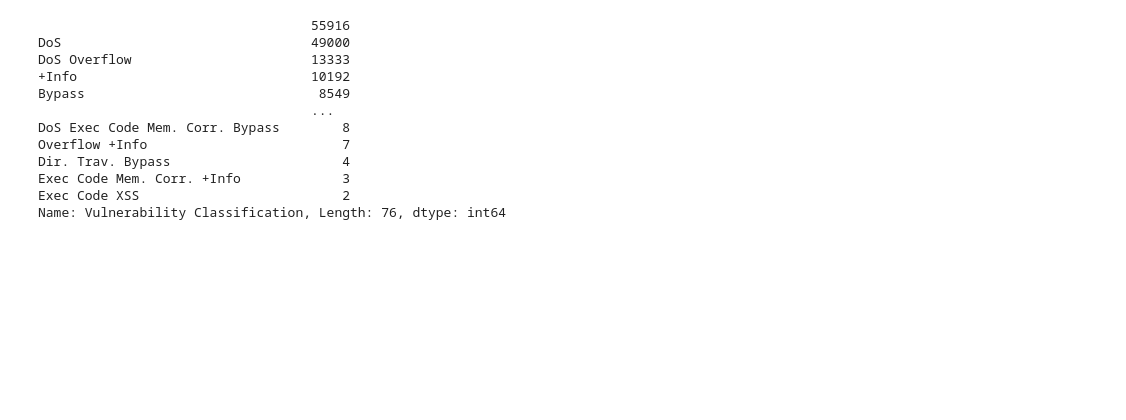
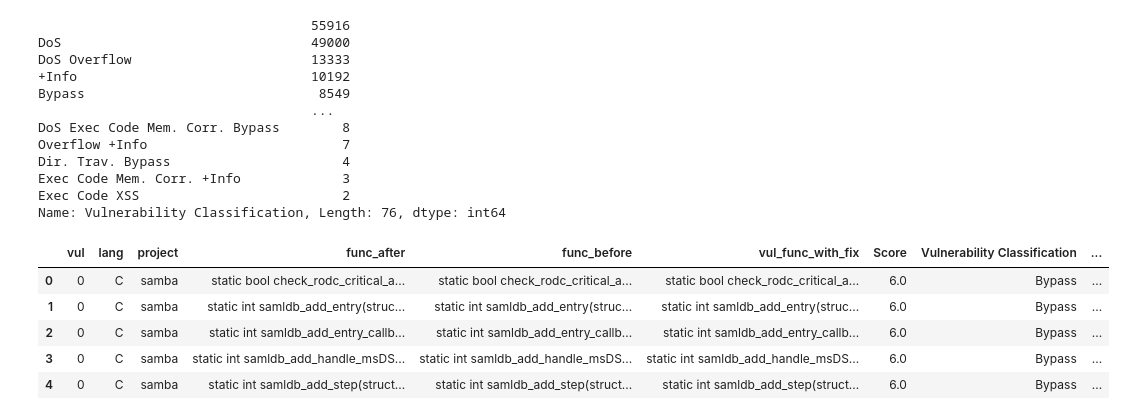
Before and after one commit to iliaskaloup/vulGpt, a Jupyter notebook: cpp_functionLevel/data_processing/data_mining.ipynb, the cells around one changed output. Drawn from its saved outputs; the diff is of its cells as text; code cells hidden in the pictures; blank space fills up the shorter version.

```diff
--- a/cpp_functionLevel/data_processing/data_mining.ipynb
+++ b/cpp_functionLevel/data_processing/data_mining.ipynb
@@ -98,3 +100,13 @@ Exec Code XSS                          2
 Name: Vulnerability Classification, Length: 76, dtype: int64
 # %%
 df_subset.to_csv(os.path.join('..', "data", 'full_dataset.csv'), index=False)
+# %%
+full_data = pd.read_csv(os.path.join('..', 'data', 'full_dataset.csv'))
+full_data.head()
+# %% [output]
+|  | vul | lang | project | func_after | func_before | vul_func_with_fix | Score | Vulnerability Classification | ... |
+| 0 | 0 | C | samba | static bool check_rodc_critical_a... | static bool check_rodc_critical_a... | static bool check_rodc_critical_a... | 6.0 | Bypass | ... |
+| 1 | 0 | C | samba | static int samldb_add_entry(struc... | static int samldb_add_entry(struc... | static int samldb_add_entry(struc... | 6.0 | Bypass | ... |
+| 2 | 0 | C | samba | static int samldb_add_entry_callb... | static int samldb_add_entry_callb... | static int samldb_add_entry_callb... | 6.0 | Bypass | ... |
+| 3 | 0 | C | samba | static int samldb_add_handle_msDS... | static int samldb_add_handle_msDS... | static int samldb_add_handle_msDS... | 6.0 | Bypass | ... |
+| 4 | 0 | C | samba | static int samldb_add_step(struct... | static int samldb_add_step(struct... | static int samldb_add_step(struct... | 6.0 | Bypass | ... |
```
Also changed, not shown: parts of 5 cells of this notebook, 2 other files.
